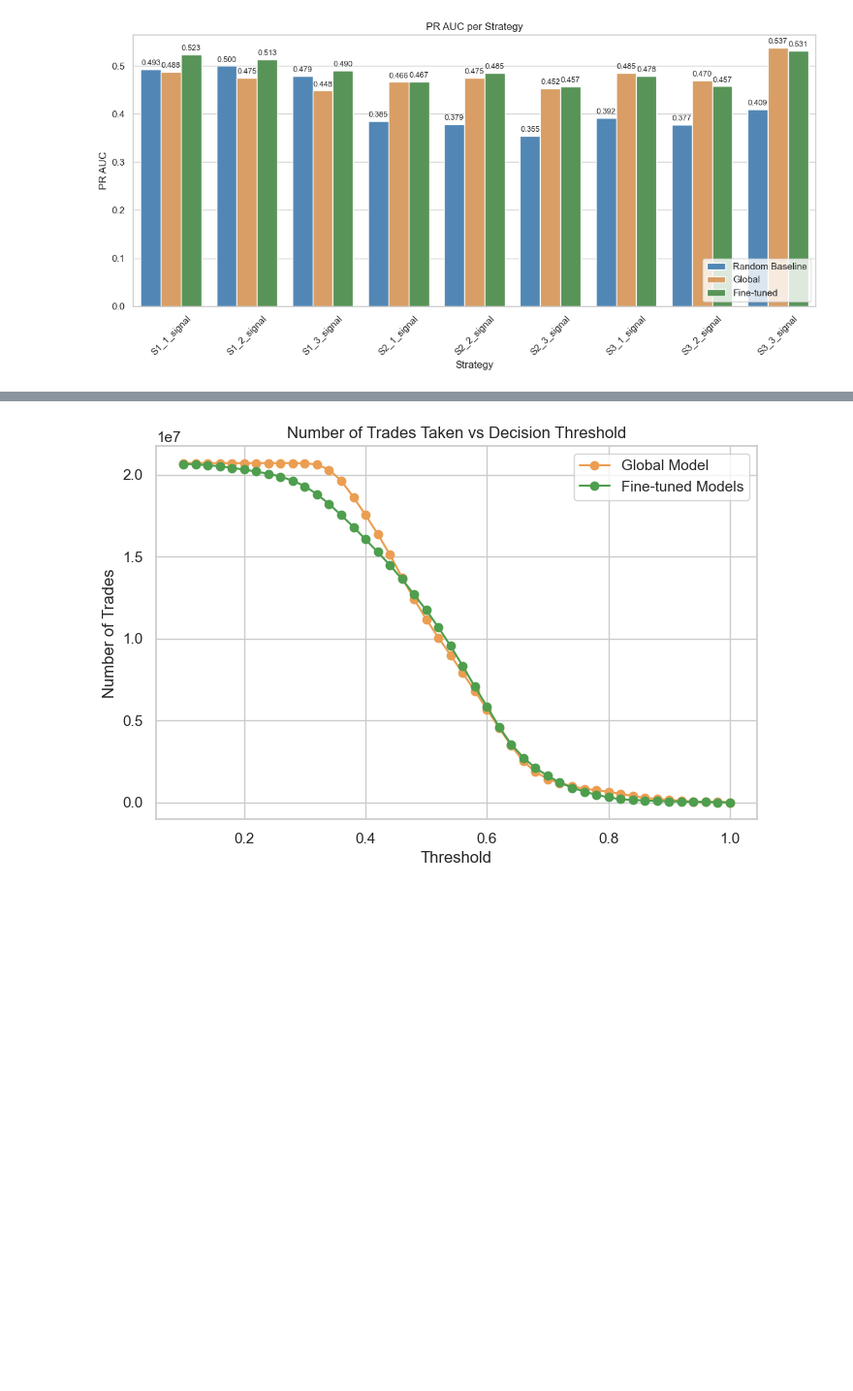
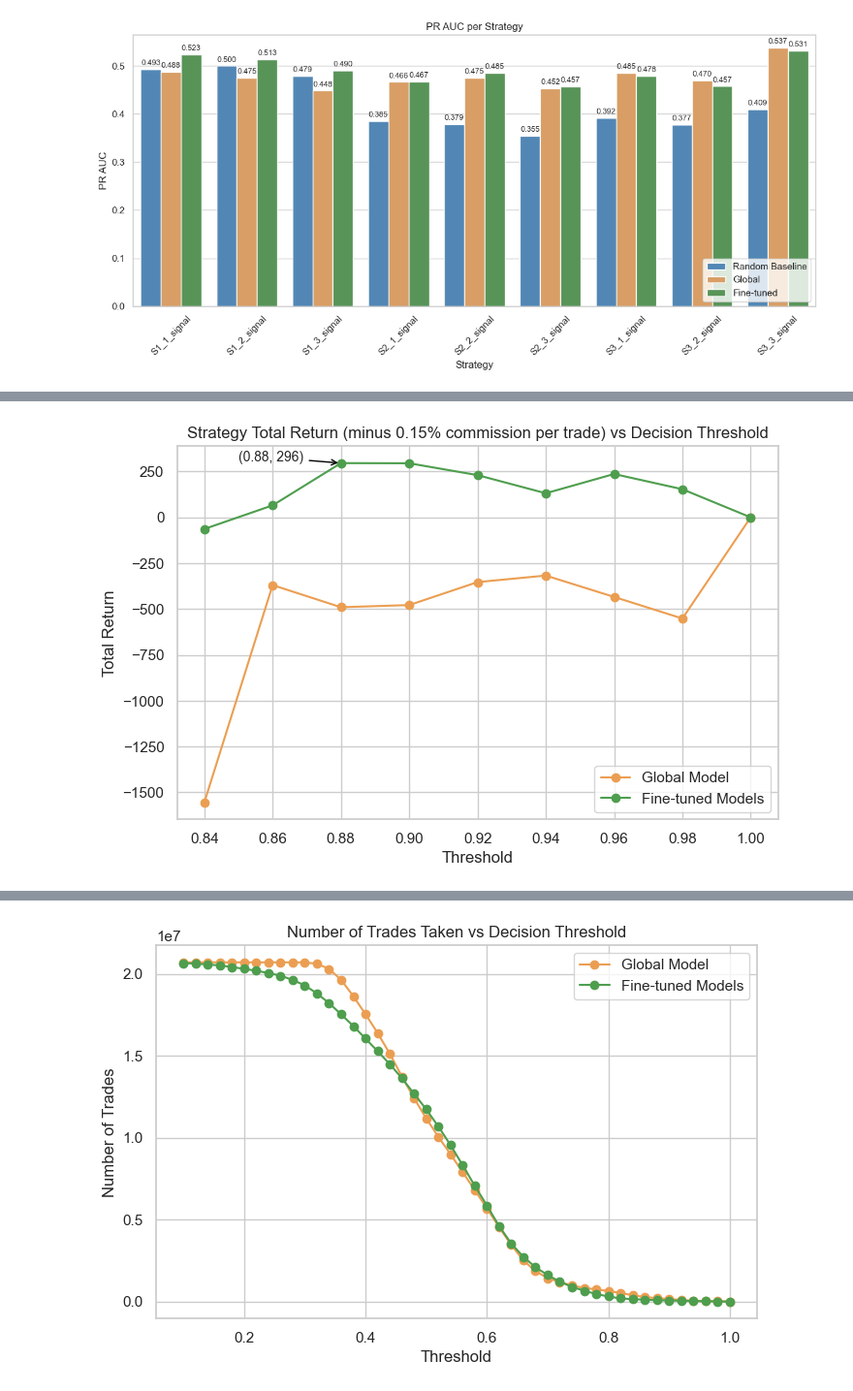
Before and after one commit to eSVeeF/hierarchical-regime-trading-ml, a Jupyter notebook: notebooks/strategy_returns_prediction.ipynb, the cells around one changed output, grey strips where cells are left out. Shown at 97% size. Cells and saved outputs as stored; diff of their text form; code cells hidden in the pictures; blank space fills up the shorter version.

```diff
--- a/current_work/strategy_returns_prediction.ipynb
+++ b/notebooks/strategy_returns_prediction.ipynb
@@ -1279,3 +1280,54 @@ plt.show()
+# %%
+# Zoom on thehigh decision thresholds
+# Define thresholds to test
+thresholds_zoom = np.arange(0.84, 1.01, 0.02)
+
+# Prepare results containers
+global_returns = []
+regime_returns = []
+
+# Compute returns at each threshold
+for thr in thresholds_zoom:
+    # Trade indicators
+    trade_global = (pooled_preds['y_pred_global'] >= thr).astype(int)
+    trade_regime = (pooled_preds['y_pred_finetuned'] >= thr).astype(int)
+
+    # Net returns (subtract commission if trade is taken)
+    pnl_global = trade_global * (pooled_preds['strat_return'] - commission)
+    pnl_regime = trade_regime * (pooled_preds['strat_return'] - commission)
+
+    # Store total return
+    global_returns.append(pnl_global.sum())
+    regime_returns.append(pnl_regime.sum())
+
+# --- Total return vs threshold ---
+plt.figure(figsize=(8,5))
+plt.plot(thresholds_zoom, global_returns, marker='o', color="#eb9e52", label='Global Model')
+plt.plot(thresholds_zoom, regime_returns, marker='o', color="#4e9e4e", label='Fine-tuned Models')
+
+# Highlight maximum
+all_returns = np.array(global_returns + regime_returns)
+all_thresholds = np.array(list(thresholds_zoom) * 2)
+labels = ['Global'] * len(global_returns) + ['Fine-tuned'] * len(regime_returns)
+max_idx = np.argmax(all_returns)
+max_thr = all_thresholds[max_idx]
+max_val = all_returns[max_idx]
+max_label = labels[max_idx]
+
+plt.annotate(f"({max_thr:.2f}, {max_val:.0f})",
+             xy=(max_thr, max_val),
+             xytext=(max_thr - 0.03, max_val + 10),
+             fontsize=10,
+             arrowprops=dict(arrowstyle='->',  color='black'))
+
+plt.xlabel("Threshold")
+plt.ylabel("Total Return")
+plt.title(f"Strategy Total Return (minus {commission*100:.2f}% commission per trade) vs Decision Threshold")
+plt.legend()
+plt.grid(True)
+plt.show()
+# %% [output]
+[figure, added]
 # %%
 # --- Plot 2: Average return per trade vs threshold ---
 plt.figure(figsize=(8,5))
```
Also changed, not shown: parts of 3 cells of this notebook, 6 other files.
